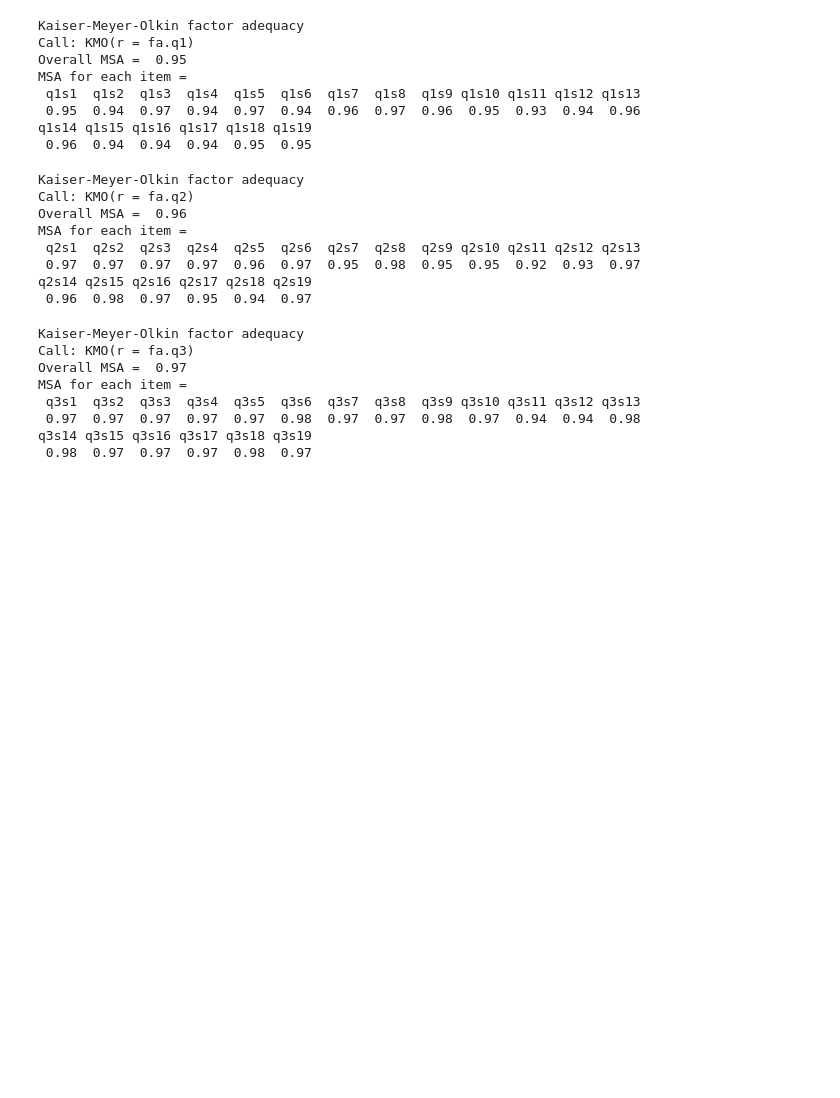
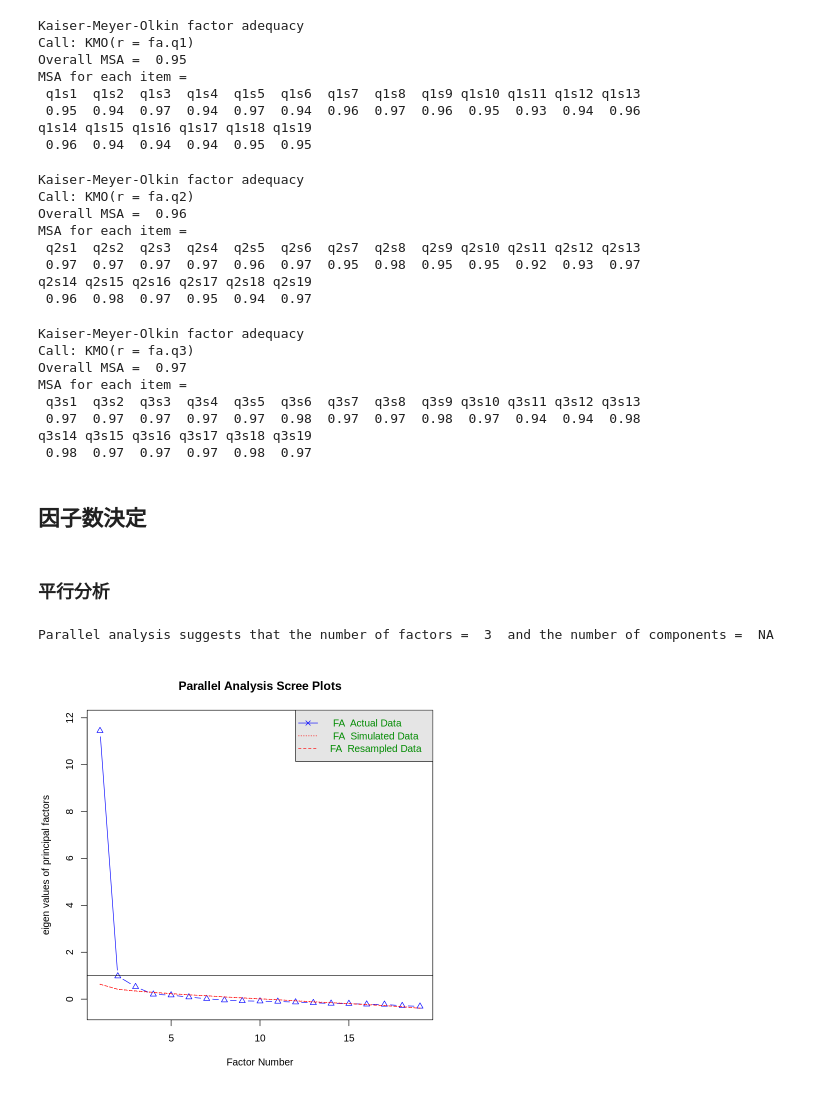
Before and after one commit to e4rll/kanmake, a Jupyter notebook: kanmake.ipynb, the cells around one changed output. Cells and saved outputs as stored; diff of their text form; code cells hidden in the pictures; blank space fills up the shorter version.

```diff
--- a/kanmake.ipynb
+++ b/kanmake.ipynb
@@ -461,3 +465,12 @@ MSA for each item =
  0.97  0.97  0.97  0.97  0.97  0.98  0.97  0.97  0.98  0.97  0.94  0.94  0.98
 q3s14 q3s15 q3s16 q3s17 q3s18 q3s19
  0.98  0.97  0.97  0.97  0.98  0.97
+# %% [markdown]
+## 因子数決定
+# %% [markdown]
+### 平行分析
+# %%
+fa.parallel(fa.q1, fa="fa", use="complete.obs")
+# %% [output]
+Parallel analysis suggests that the number of factors =  3  and the number of components =  NA
+[figure, added]
```
Also changed, not shown: parts of 10 cells of this notebook.
